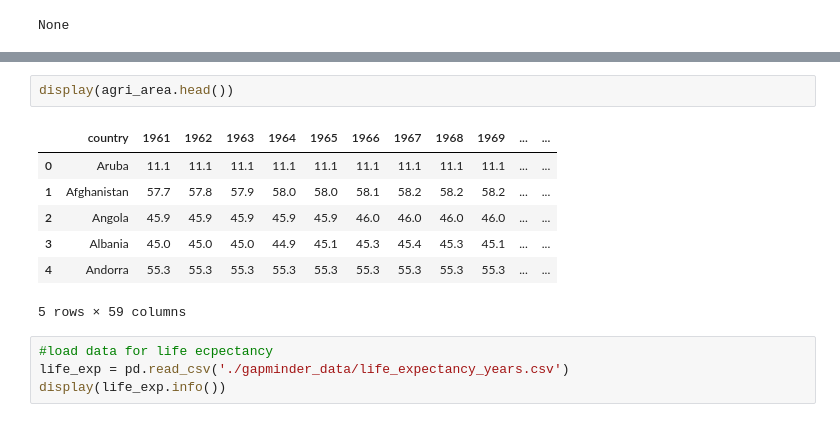
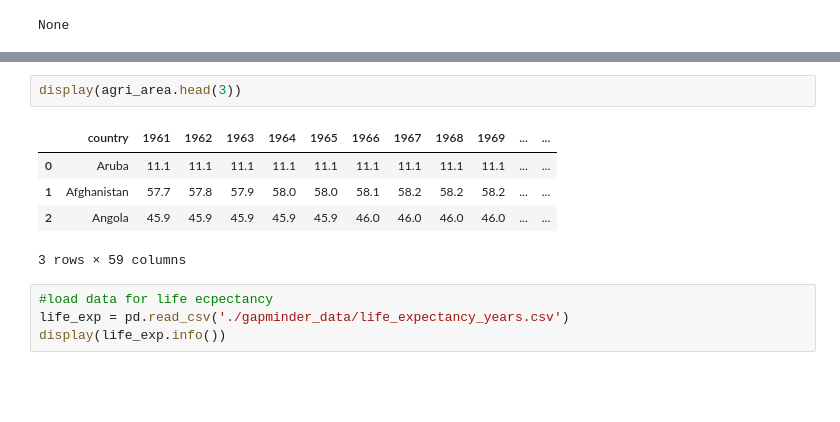
Before and after one commit to tabby42/gapminder_project, a Jupyter notebook: investigate_gapminderdata.ipynb, the cells around one changed output, grey strips where cells are left out. Drawn from its saved outputs; the diff is of its cells as text; blank space fills up the shorter version.

```diff
--- a/investigate_gapminderdata.ipynb
+++ b/investigate_gapminderdata.ipynb
@@ -115,13 +122,11 @@ display(agri_area.describe())
 # %%
-display(agri_area.head())
+display(agri_area.head(3))
 # %% [output]
 |  | country | 1961 | 1962 | 1963 | 1964 | 1965 | 1966 | 1967 | 1968 | 1969 | ... | ... |
 | 0 | Aruba | 11.1 | 11.1 | 11.1 | 11.1 | 11.1 | 11.1 | 11.1 | 11.1 | 11.1 | ... | ... |
 | 1 | Afghanistan | 57.7 | 57.8 | 57.9 | 58.0 | 58.0 | 58.1 | 58.2 | 58.2 | 58.2 | ... | ... |
 | 2 | Angola | 45.9 | 45.9 | 45.9 | 45.9 | 45.9 | 46.0 | 46.0 | 46.0 | 46.0 | ... | ... |
-| 3 | Albania | 45.0 | 45.0 | 45.0 | 44.9 | 45.1 | 45.3 | 45.4 | 45.3 | 45.1 | ... | ... |
-| 4 | Andorra | 55.3 | 55.3 | 55.3 | 55.3 | 55.3 | 55.3 | 55.3 | 55.3 | 55.3 | ... | ... |
-5 rows × 59 columns
+3 rows × 59 columns
 # %%
 #load data for life ecpectancy
 life_exp = pd.read_csv('./gapminder_data/life_expectancy_years.csv')
```
Also changed, not shown: parts of 48 cells of this notebook, 4 other files.
